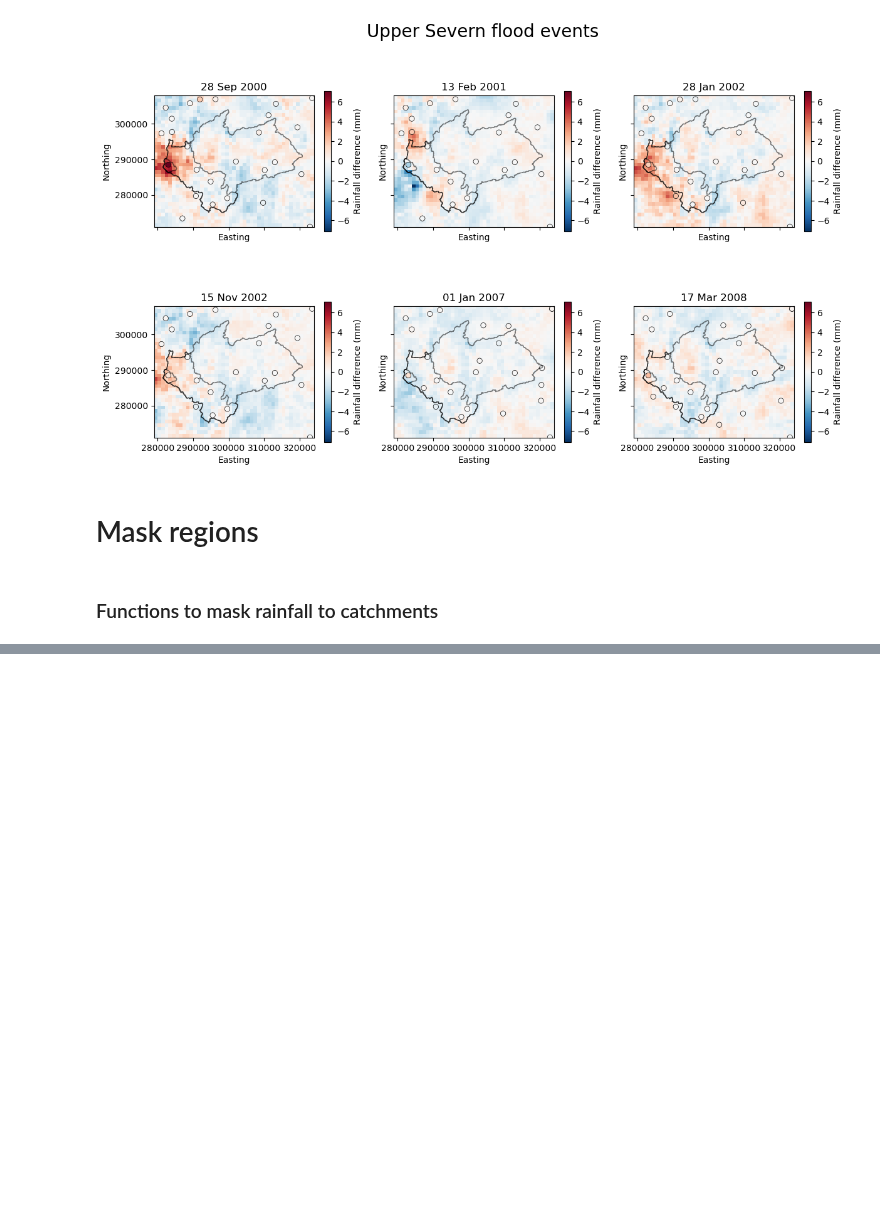
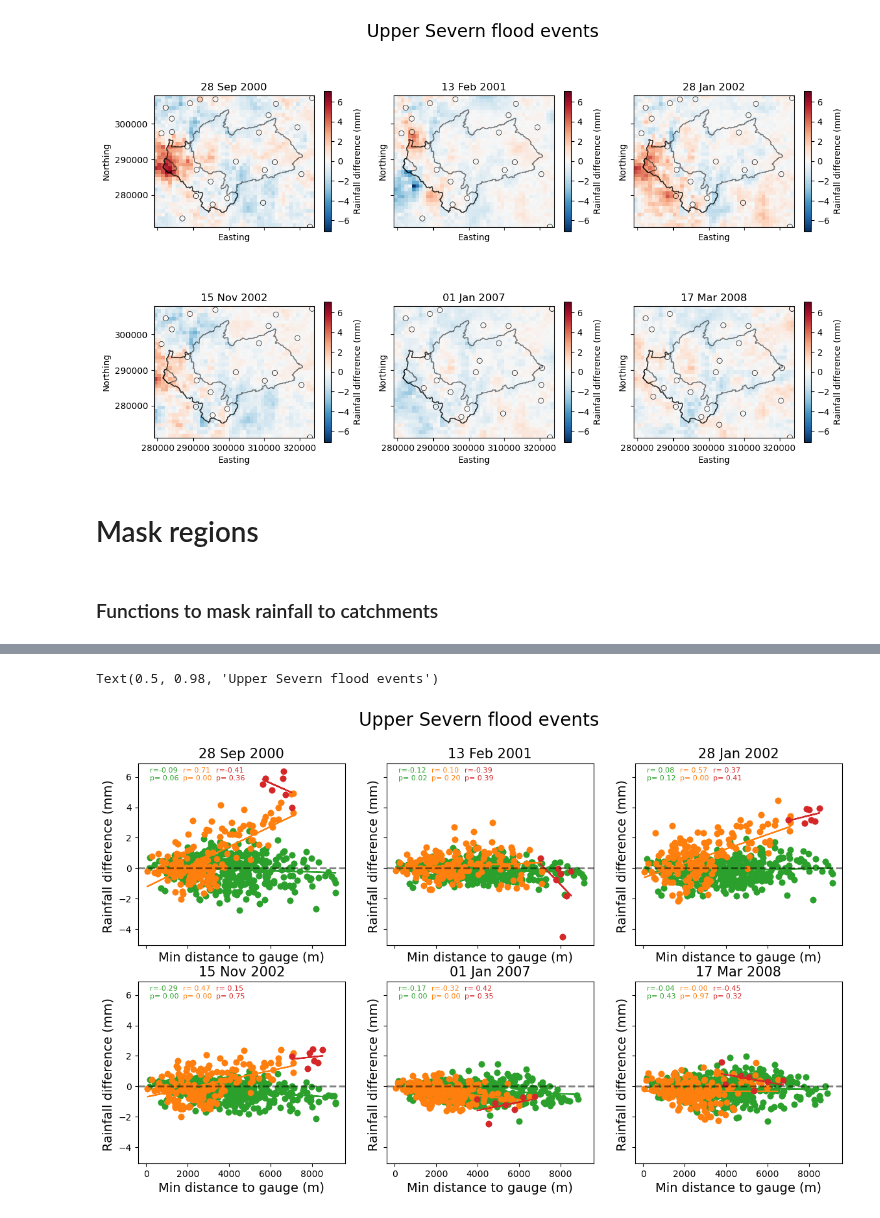
Before and after one commit to Thomasjkeel/FDRI-comparing-rainfall-data-in-upper-severn, a Jupyter notebook: notebooks/explore_upper_severn_flood_events.ipynb, the cells around one changed output, grey strips where cells are left out. Saved outputs shown, nothing was run; the diff lists cells and outputs as text; code cells hidden in the pictures; blank space fills up the shorter version.

```diff
--- a/notebooks/explore_upper_severn_flood_events.ipynb
+++ b/notebooks/explore_upper_severn_flood_events.ipynb
@@ -441,12 +349,9 @@ for flood_date, ax in zip(severn_flood_dates, axes.flatten()):
 
     ## plot data
     ceh_haduk_diff_for_flood_mean.plot(ax=ax, cmap='RdBu_r', vmin=rain_vmin, vmax=rain_vmax, center=0, cbar_kwargs={'label': 'Rainfall difference (mm)', 'shrink': 0.8})
-    all_nearby_gauge_data_one_flood = get_data_ndays_before_flood_date(all_nearby_gauge_data, flood_date=flood_date, ndays=DAYS_BEFORE_FLOOD-1)
-    new_gauge_rain_ndays_before_mean = (all_nearby_gauge_data_one_flood['rain_mm_closest_ceh'] - all_nearby_gauge_data_one_flood['rain_mm_gauge']).mean()
 
     sns.scatterplot(x='easting', y='northing', hue='mean_diff_rain_mm', data=nearby_gauge_df.round(2),\
             hue_norm=(rain_vmin, rain_vmax), palette='RdBu_r', ax=ax, legend=False, edgecolor='k')
-    ax.scatter(CARREG_COORDS['Easting'], CARREG_COORDS['Northing'], edgecolors='k', facecolor=used_cmap(cmap_norm(new_gauge_rain_ndays_before_mean)), linewidths=0.5)
     abermule_shp.plot(ax=ax, facecolor='none', alpha=.5)
     dolwen_shp.plot(ax=ax, facecolor='none', alpha=.5)
     plynlimon_shp.plot(ax=ax, facecolor='none', alpha=.5)
@@ -492,9 +397,13 @@ catchments_shp_and_hght = {'Abermule': {'shp': abermule_shp, 'hght': abermule_hg
 # %%
 region_to_examine = 'Abermule'
 # %%
-def plot_scatter_w_regline(x, y, ax, x_pos, y_pos, **kwargs):
+def get_regline(x, y):
     linreg_coef = np.polyfit(x, y, deg=1)
     linreg_func = np.poly1d(linreg_coef)
+    return linreg_func
+
+def plot_scatter_w_regline(x, y, ax, x_pos, y_pos, **kwargs):
+    linreg_func = get_regline(x, y)
     rval, pval = scipy.stats.pearsonr(x, y)
     ax.scatter(x, y, **kwargs)
     ax.plot(x, y, 'o', x, linreg_func(x))
@@ -612,0 +462,45 @@ ValueError: operands could not be broadcast together with shapes (38,46) (37,45)
+# %%
+fig, axes = plt.subplots(2, 3, figsize=(14, 8), sharex=True, sharey=True)
+
+
+for flood_date, ax in zip(severn_flood_dates, axes.flatten()):
+    ## get CEH-GEAR data
+    ceh_haduk_diff_for_flood = ceh_haduk_diff.sel(time=slice(flood_date-datetime.timedelta(days=DAYS_BEFORE_FLOOD), flood_date))
+    ceh_haduk_diff_for_flood_mean = ceh_haduk_diff_for_flood.mean('time').load()
+    x_pos, y_pos = 170, 5.8
+    for region, color_to_use in zip(catchments_shp_and_hght.keys(), ['C2', 'C1', 'C3']):
+        ceh_haduk_diff_for_flood_mean_masked = mask_region_rainfall(ceh_haduk_diff_for_flood_mean, catchments_shp_and_hght[region]['hght'])
+
+        ## mask out all other regions:
+        if region == 'Abermule':
+            other_region_mask = mask_region_rainfall(ceh_haduk_diff_for_flood_mean, catchments_shp_and_hght['Dolwen']['hght'])
+            ceh_haduk_diff_for_flood_mean_masked = ceh_haduk_diff_for_flood_mean_masked.where(other_region_mask['rain_mm_diff'].isnull())
+        elif region == 'Dolwen':
+            other_region_mask = mask_region_rainfall(ceh_haduk_diff_for_flood_mean, catchments_shp_and_hght['Plynlimon Flume']['hght'])
+            ceh_haduk_diff_for_flood_mean_masked = ceh_haduk_diff_for_flood_mean_masked.where(other_region_mask['rain_mm_diff'].isnull())
+            x_pos += 1600
+        else:
+            x_pos += 1600
+        x = ceh_haduk_diff_for_flood_mean_masked['min_dist'].data.flatten()
+        y = ceh_haduk_diff_for_flood_mean_masked[diff_col_name].data.flatten()
+
+        ## workaround required when using mask
+        x = x[np.isfinite(x)]
+        y = y[np.isfinite(y)]
+
+        ## Make plot
+        linreg_func = get_regline(x, y)
+        rval, pval = scipy.stats.pearsonr(x, y)
+        ax.scatter(x, y, c=color_to_use)
+        ax.plot(x, y, 'o', x, linreg_func(x), c=color_to_use)
+        ax.text(s=f'r={rval: .2f}\np={pval: .2f}', x=x_pos, y=y_pos, size=8, c=color_to_use)
+    ax.set_title(f'{flood_date.strftime('%d %b %Y')}', size=15)
+    ax.set_xlabel("Min distance to gauge (m)", size=14)
+    ax.set_ylabel("Rainfall difference (mm) ", size=14)
+    ax.axhline(0, linestyle='--', linewidth=2, color='k', alpha=.5)
+
+plt.suptitle(f"Upper Severn flood events", size=20)
+# fig.savefig(f'../figures/upper_severn_floods/uppersevern_flood_events_scatter_mindist.png', bbox_inches='tight', dpi=200)
+# %% [output]
+Text(0.5, 0.98, 'Upper Severn flood events')
+[figure, added]
```
Also changed, not shown: parts of 21 cells of this notebook.
